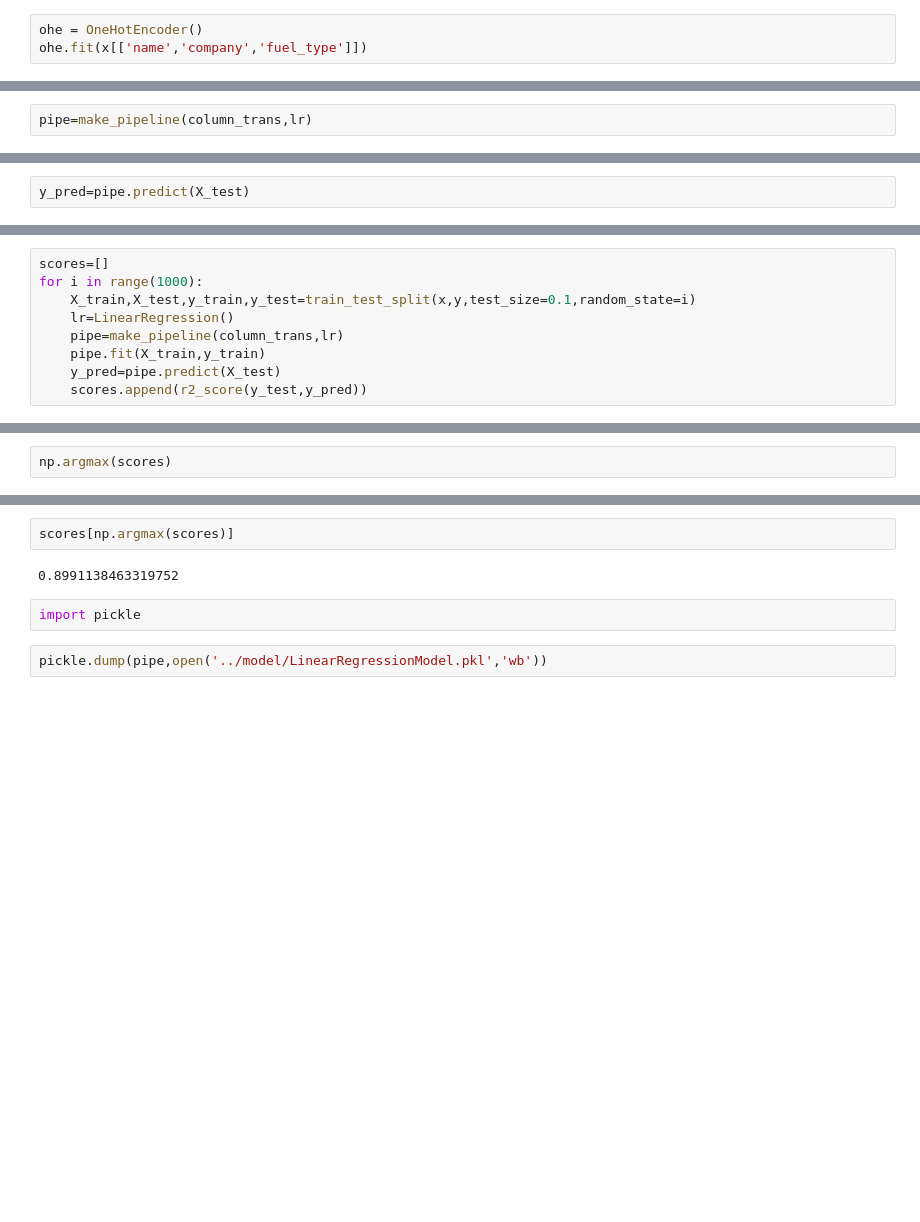
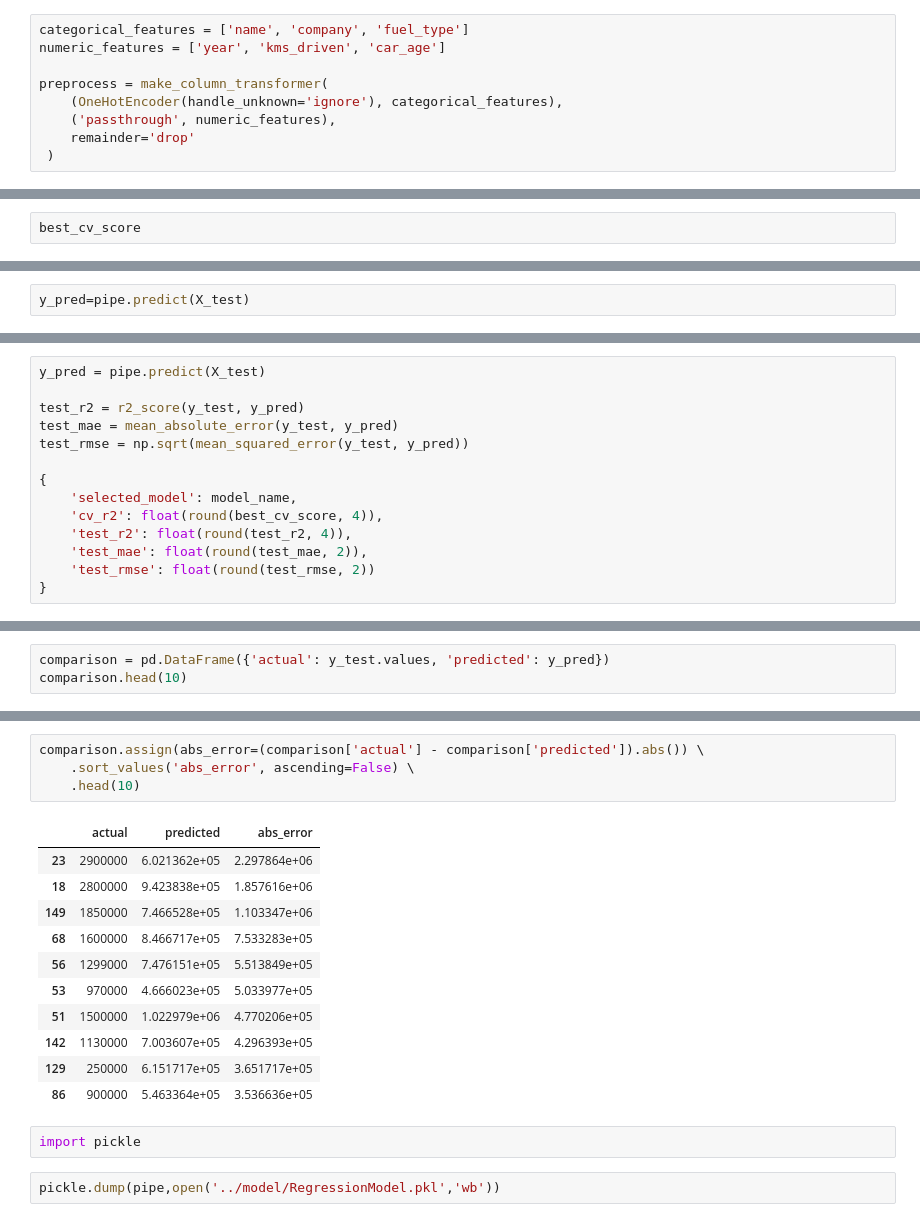
Before and after one commit to GitWitAnish/IOE-Advanced-Python-Project, a Jupyter notebook: notebook/notebook.ipynb, the cells around one changed output, grey strips where cells are left out. Cells and saved outputs as stored; diff of their text form; blank space fills up the shorter version.

Commit message:
after upgraded pipeline and better r2 score

```diff
--- a/notebook/notebook.ipynb
+++ b/notebook/notebook.ipynb
@@ -274,3 +272,9 @@ from sklearn.metrics import r2_score
 # %%
-ohe = OneHotEncoder()
-ohe.fit(x[['name','company','fuel_type']])
+categorical_features = ['name', 'company', 'fuel_type']
+numeric_features = ['year', 'kms_driven', 'car_age']
+
+preprocess = make_column_transformer(
+    (OneHotEncoder(handle_unknown='ignore'), categorical_features),
+    ('passthrough', numeric_features),
+    remainder='drop'
+ )
@@ -284,2 +328,2 @@ lr=LinearRegression()
 # %%
-pipe=make_pipeline(column_trans,lr)
+best_cv_score
@@ -332,9 +370,14 @@ r2_score(y_test,y_pred)
 # %%
-scores=[]
-for i in range(1000):
-    X_train,X_test,y_train,y_test=train_test_split(x,y,test_size=0.1,random_state=i)
-    lr=LinearRegression()
-    pipe=make_pipeline(column_trans,lr)
-    pipe.fit(X_train,y_train)
-    y_pred=pipe.predict(X_test)
-    scores.append(r2_score(y_test,y_pred))
+y_pred = pipe.predict(X_test)
+
+test_r2 = r2_score(y_test, y_pred)
+test_mae = mean_absolute_error(y_test, y_pred)
+test_rmse = np.sqrt(mean_squared_error(y_test, y_pred))
+
+{
+    'selected_model': model_name,
+    'cv_r2': float(round(best_cv_score, 4)),
+    'test_r2': float(round(test_r2, 4)),
+    'test_mae': float(round(test_mae, 2)),
+    'test_rmse': float(round(test_rmse, 2))
+}
@@ -341,3 +390,4 @@ for i in range(1000):
 # %%
-np.argmax(scores)
+comparison = pd.DataFrame({'actual': y_test.values, 'predicted': y_pred})
+comparison.head(10)
 # %% [output]
@@ -345,9 +405,21 @@ np.argmax(scores)
 # %%
-scores[np.argmax(scores)]
+comparison.assign(abs_error=(comparison['actual'] - comparison['predicted']).abs()) \
+    .sort_values('abs_error', ascending=False) \
+    .head(10)
 # %% [output]
-0.8991138463319752
+|  | actual | predicted | abs_error |
+| 23 | 2900000 | 6.021362e+05 | 2.297864e+06 |
+| 18 | 2800000 | 9.423838e+05 | 1.857616e+06 |
+| 149 | 1850000 | 7.466528e+05 | 1.103347e+06 |
+| 68 | 1600000 | 8.466717e+05 | 7.533283e+05 |
+| 56 | 1299000 | 7.476151e+05 | 5.513849e+05 |
+| 53 | 970000 | 4.666023e+05 | 5.033977e+05 |
+| 51 | 1500000 | 1.022979e+06 | 4.770206e+05 |
+| 142 | 1130000 | 7.003607e+05 | 4.296393e+05 |
+| 129 | 250000 | 6.151717e+05 | 3.651717e+05 |
+| 86 | 900000 | 5.463364e+05 | 3.536636e+05 |
 # %%
 import pickle
 # %%
-pickle.dump(pipe,open('../model/LinearRegressionModel.pkl','wb'))
+pickle.dump(pipe,open('../model/RegressionModel.pkl','wb'))
 # %%
```
Also changed, not shown: parts of 16 cells of this notebook, 2 other files.
